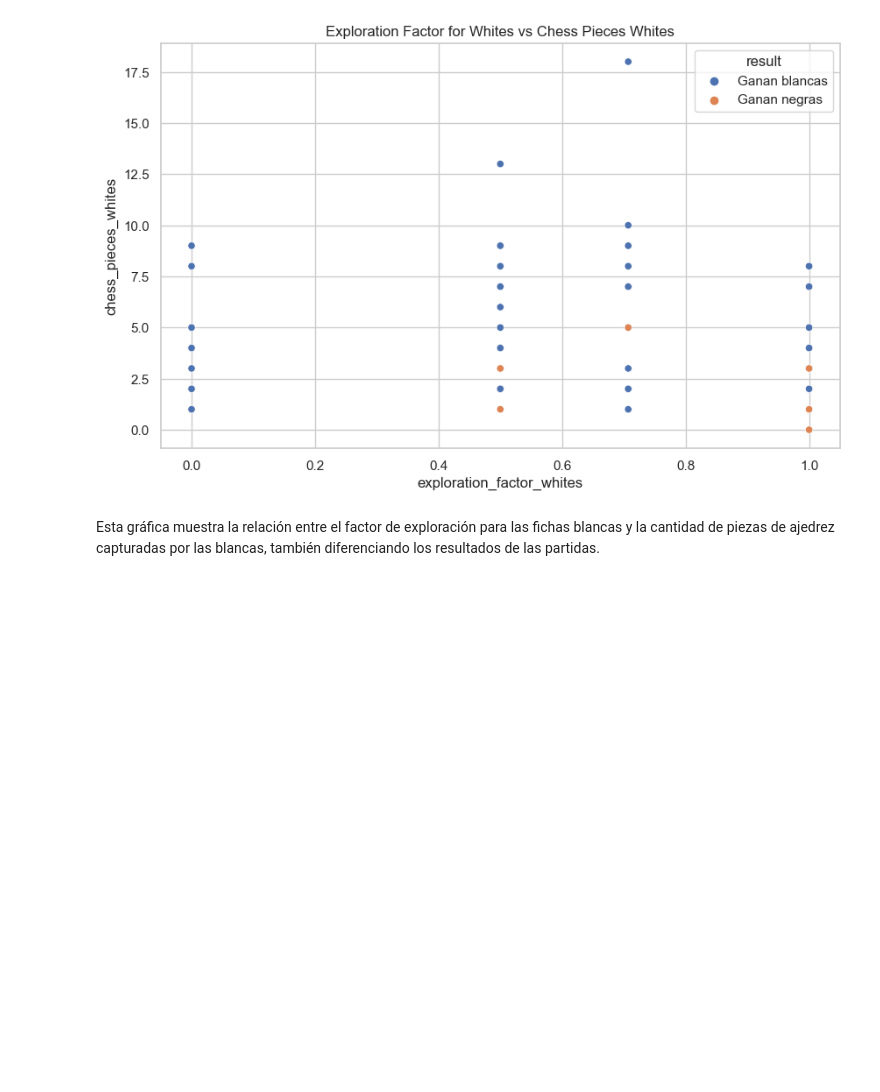
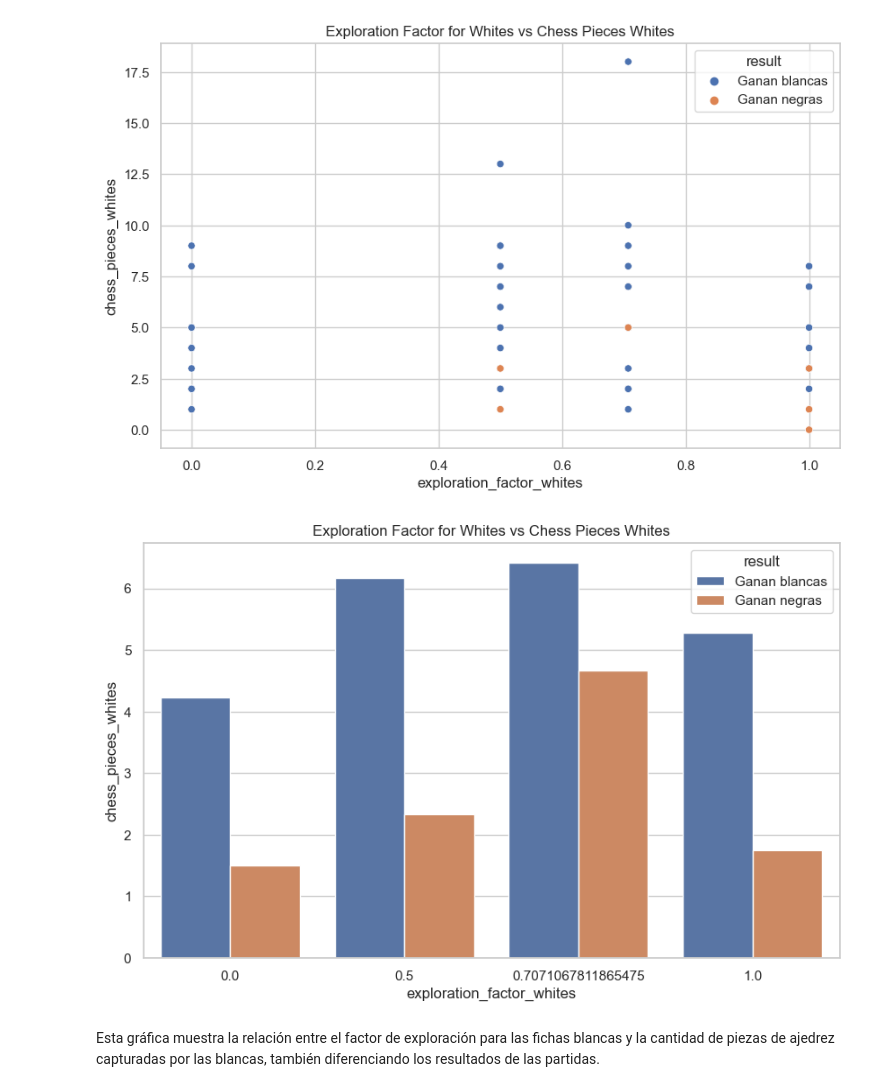
Before and after one commit to Alex-GF/ajedrez-vikinga, a Jupyter notebook: documentacion/hiper_mcts.ipynb, the cells around one changed output. Cells and saved outputs as stored; diff of their text form; code cells hidden in the pictures; blank space fills up the shorter version.

```diff
--- a/documentacion/hiper_mcts.ipynb
+++ b/documentacion/hiper_mcts.ipynb
@@ -246,5 +247,9 @@ create_scatter_plot(df, 'exploration_factor_whites', 'chess_pieces_whites', 'res
 # %% [output]
 [figure]
+# %%
+create_bar_plot(df, 'exploration_factor_whites', 'chess_pieces_whites', 'result', 'Exploration Factor for Whites vs Chess Pieces Whites')
+# %% [output]
+[figure, added]
 # %% [markdown]
 Esta gráfica muestra la relación entre el factor de exploración para las fichas blancas y la cantidad de piezas de ajedrez capturadas por las blancas, también diferenciando los resultados de las partidas.
 # %%
```
Also changed, not shown: parts of 77 cells of this notebook, 4 other files.
